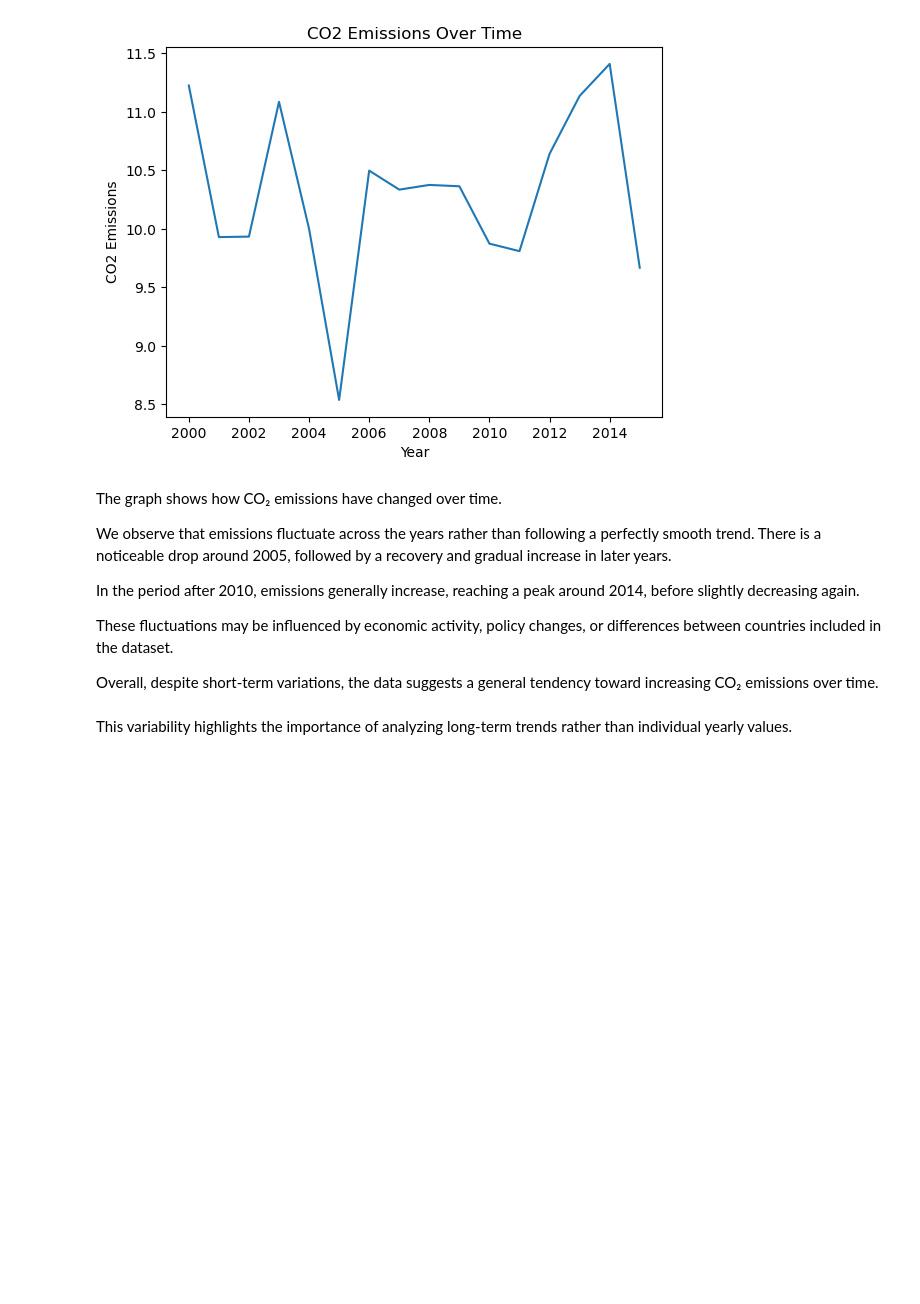
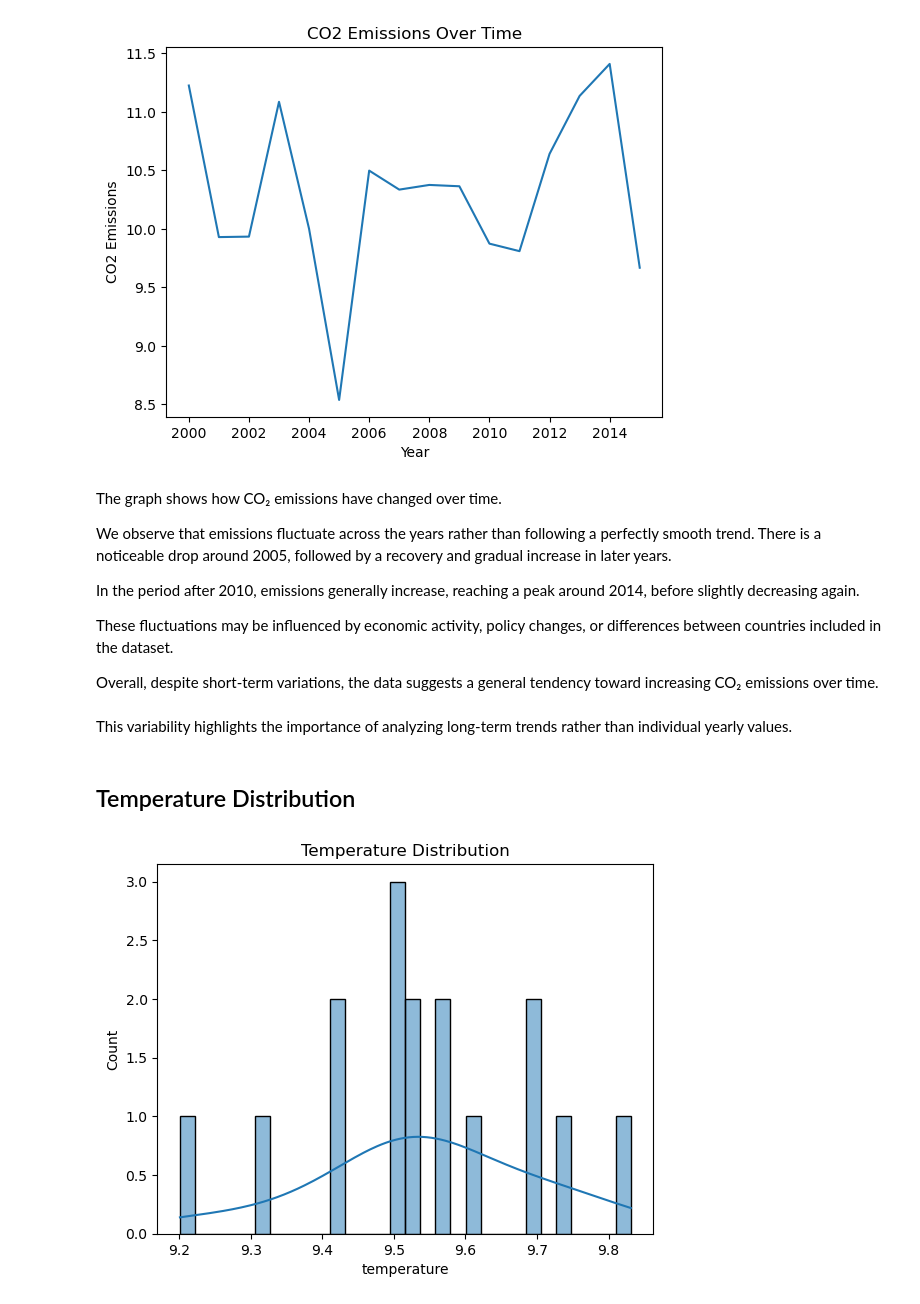
Before and after one commit to mimihorozova/climate_analysis, a Jupyter notebook: climate_analysis.ipynb, the cells around one changed output. Cells and saved outputs as stored; diff of their text form; code cells hidden in the pictures; blank space fills up the shorter version.

Commit message:
add temperature distribution

```diff
--- a/climate_analysis.ipynb
+++ b/climate_analysis.ipynb
@@ -136,3 +136,13 @@ These fluctuations may be influenced by economic activity, policy changes, or di
 Overall, despite short-term variations, the data suggests a general tendency toward increasing CO₂ emissions over time.
 # %% [markdown]
 This variability highlights the importance of analyzing long-term trends rather than individual yearly values.
+# %% [markdown]
+## Temperature Distribution
+# %%
+import seaborn as sns
+plt.figure()
+sns.histplot(data['temperature'], bins=30, kde=True)
+plt.title("Temperature Distribution")
+plt.show()
+# %% [output]
+[figure, added]
```
Also changed, not shown: parts of 2 cells of this notebook.
